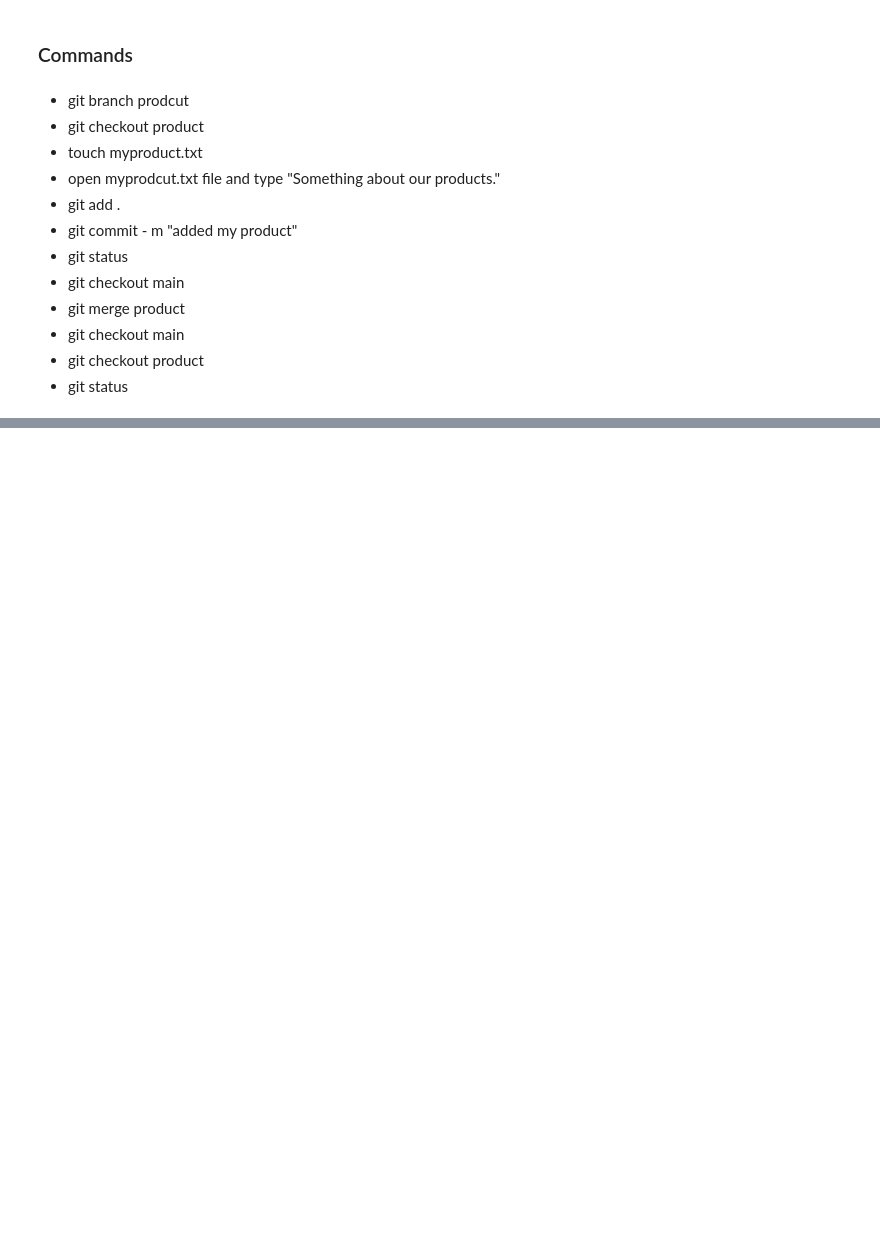
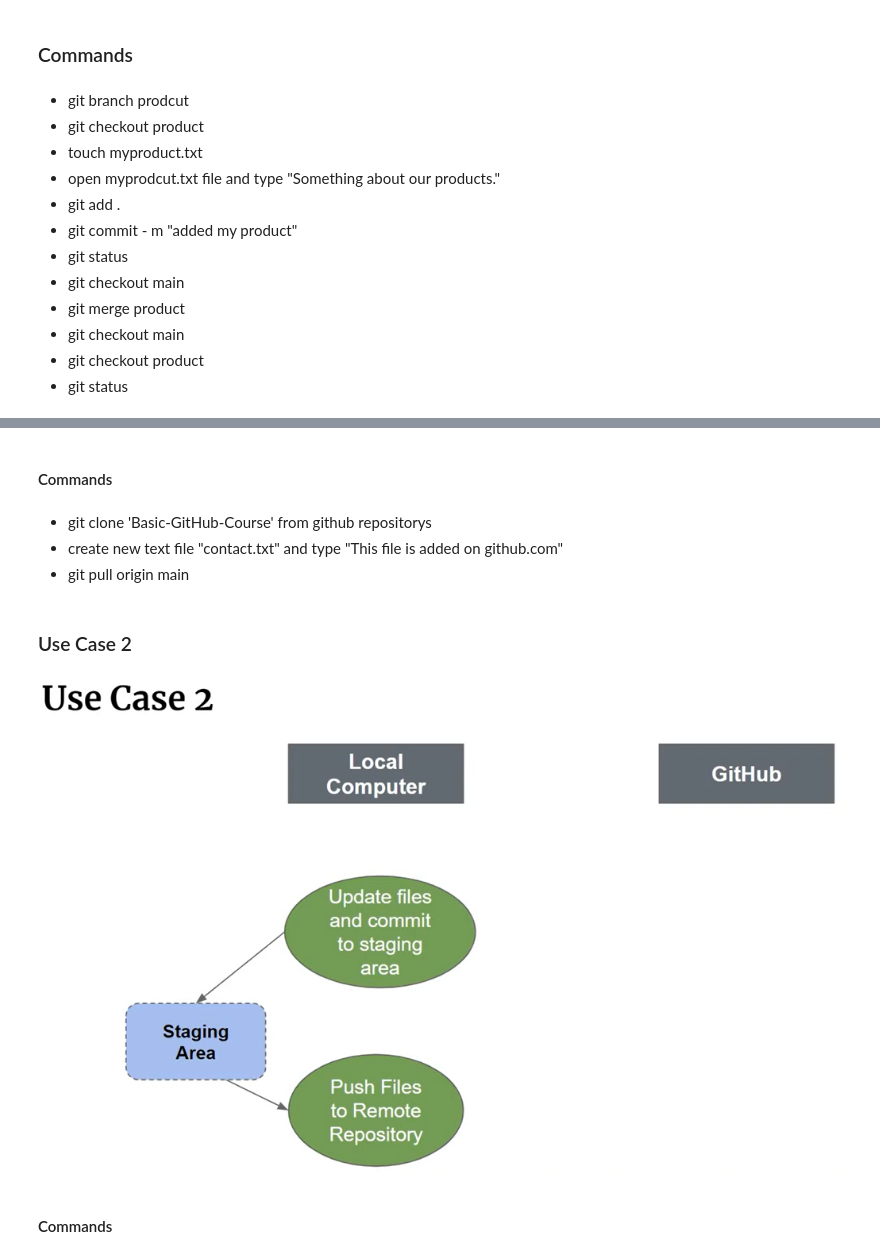
Before and after one commit to swunnthutwonn/Basic-GitHub-Course, a Jupyter notebook: BasicGitHub_Course.ipynb, the cells around one changed output, grey strips where cells are left out. Saved outputs shown, nothing was run; the diff lists cells and outputs as text; code cells hidden in the pictures; blank space fills up the shorter version.

```diff
--- a/BasicGitHub_Course.ipynb
+++ b/BasicGitHub_Course.ipynb
@@ -289,0 +313,15 @@ YouTubeVideo('KTLTDnBa5Rw')
+# %% [markdown]
+#### Commands
+# %% [markdown]
+* git clone 'Basic-GitHub-Course' from github repositorys
+* create new text file "contact.txt" and type "This file is added on github.com"
+* git pull origin main
+# %% [markdown]
+### Use Case 2
+# %%
+from IPython.display import Image
+Image('Use_case-2.PNG')
+# %% [output]
+[figure, added]
+# %% [markdown]
+#### Commands
```
Also changed, not shown: parts of 8 cells of this notebook, 17 other files.
